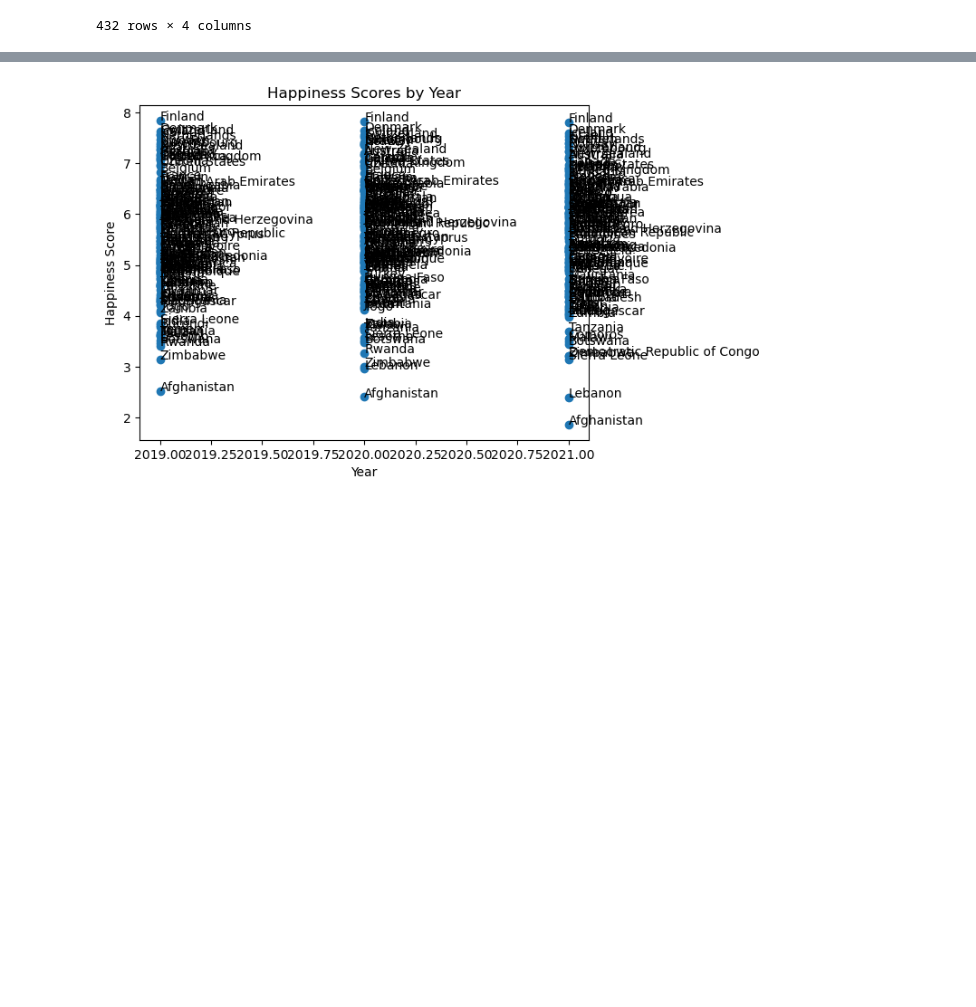
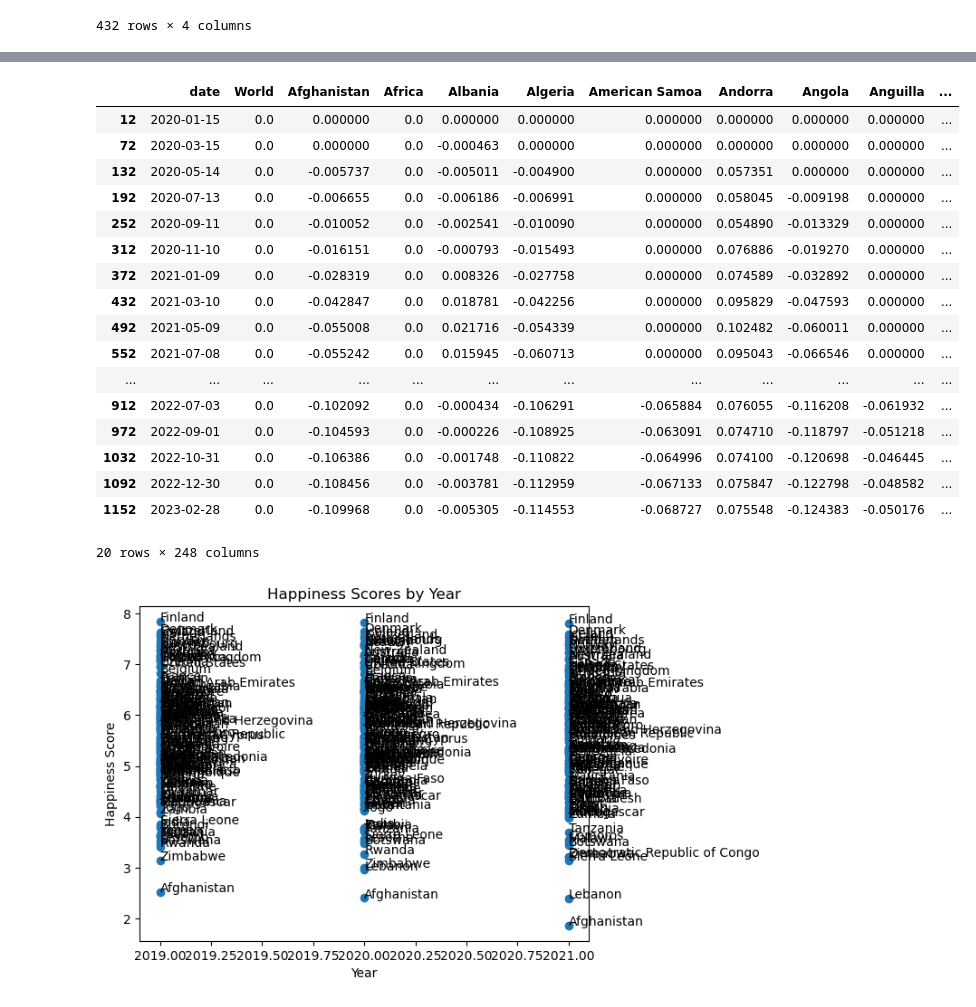
Before and after one commit to zadkhan/BigData_FinalProject, a Jupyter notebook: World Happiness.ipynb, the cells around one changed output, grey strips where cells are left out. Cells and saved outputs as stored; diff of their text form; code cells hidden in the pictures; blank space fills up the shorter version.

Commit message:
Update World Happiness.ipynb
comparative div_pop
so close to a graph

```diff
--- a/World Happiness.ipynb
+++ b/World Happiness.ipynb
@@ -70,3 +74,2 @@ for country in total_deaths.columns:
 # %%
-deaths_div_population.fillna(0, inplace=True)
-deaths_div_population * 100
+deaths_div_population = deaths_div_population * 100
@@ -91,0 +76,7 @@ deaths_div_population * 100
+# %%
+comparative_death_div_pop = deaths_div_population.apply(lambda row: row.sub(row.iloc[-1]), axis=1)
+# %%
+for i in range(len(comparative_death_div_pop)):
+    for j in range(len(comparative_death_div_pop.columns)):
+        if (comparative_death_div_pop.iloc[i,j] < -5):
+            comparative_death_div_pop.iloc[i,j] = 0
@@ -92,3 +104,28 @@ deaths_div_population * 100
+# %%
+dates = total_deaths
+dates = dates.iloc[:, 0:1]
+# %%
+merged_df = pandas.merge(dates, comparative_death_div_pop, left_index=True, right_index=True)
+merged_df
+# %% [output]
+|  | date | World | Afghanistan | Africa | Albania | Algeria | American Samoa | Andorra | Angola | Anguilla | ... |
+| 12 | 2020-01-15 | 0.0 | 0.000000 | 0.0 | 0.000000 | 0.000000 | 0.000000 | 0.000000 | 0.000000 | 0.000000 | ... |
+| 72 | 2020-03-15 | 0.0 | 0.000000 | 0.0 | -0.000463 | 0.000000 | 0.000000 | 0.000000 | 0.000000 | 0.000000 | ... |
+| 132 | 2020-05-14 | 0.0 | -0.005737 | 0.0 | -0.005011 | -0.004900 | 0.000000 | 0.057351 | 0.000000 | 0.000000 | ... |
+| 192 | 2020-07-13 | 0.0 | -0.006655 | 0.0 | -0.006186 | -0.006991 | 0.000000 | 0.058045 | -0.009198 | 0.000000 | ... |
+| 252 | 2020-09-11 | 0.0 | -0.010052 | 0.0 | -0.002541 | -0.010090 | 0.000000 | 0.054890 | -0.013329 | 0.000000 | ... |
+| 312 | 2020-11-10 | 0.0 | -0.016151 | 0.0 | -0.000793 | -0.015493 | 0.000000 | 0.076886 | -0.019270 | 0.000000 | ... |
+| 372 | 2021-01-09 | 0.0 | -0.028319 | 0.0 | 0.008326 | -0.027758 | 0.000000 | 0.074589 | -0.032892 | 0.000000 | ... |
+| 432 | 2021-03-10 | 0.0 | -0.042847 | 0.0 | 0.018781 | -0.042256 | 0.000000 | 0.095829 | -0.047593 | 0.000000 | ... |
+| 492 | 2021-05-09 | 0.0 | -0.055008 | 0.0 | 0.021716 | -0.054339 | 0.000000 | 0.102482 | -0.060011 | 0.000000 | ... |
+| 552 | 2021-07-08 | 0.0 | -0.055242 | 0.0 | 0.015945 | -0.060713 | 0.000000 | 0.095043 | -0.066546 | 0.000000 | ... |
+| ... | ... | ... | ... | ... | ... | ... | ... | ... | ... | ... | ... |
+| 912 | 2022-07-03 | 0.0 | -0.102092 | 0.0 | -0.000434 | -0.106291 | -0.065884 | 0.076055 | -0.116208 | -0.061932 | ... |
+| 972 | 2022-09-01 | 0.0 | -0.104593 | 0.0 | -0.000226 | -0.108925 | -0.063091 | 0.074710 | -0.118797 | -0.051218 | ... |
+| 1032 | 2022-10-31 | 0.0 | -0.106386 | 0.0 | -0.001748 | -0.110822 | -0.064996 | 0.074100 | -0.120698 | -0.046445 | ... |
+| 1092 | 2022-12-30 | 0.0 | -0.108456 | 0.0 | -0.003781 | -0.112959 | -0.067133 | 0.075847 | -0.122798 | -0.048582 | ... |
+| 1152 | 2023-02-28 | 0.0 | -0.109968 | 0.0 | -0.005305 | -0.114553 | -0.068727 | 0.075548 | -0.124383 | -0.050176 | ... |
+20 rows × 248 columns
 # %%
 countries = happiness_data.iloc[:,0].values
 years = happiness_data.iloc[:,2].values
```
Also changed, not shown: parts of 4 cells of this notebook.
